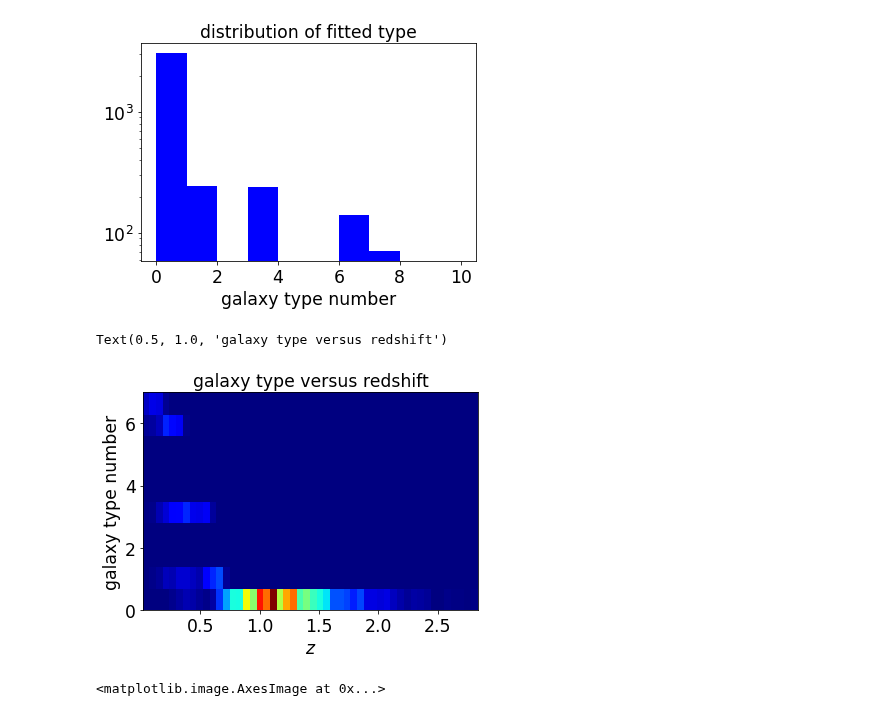
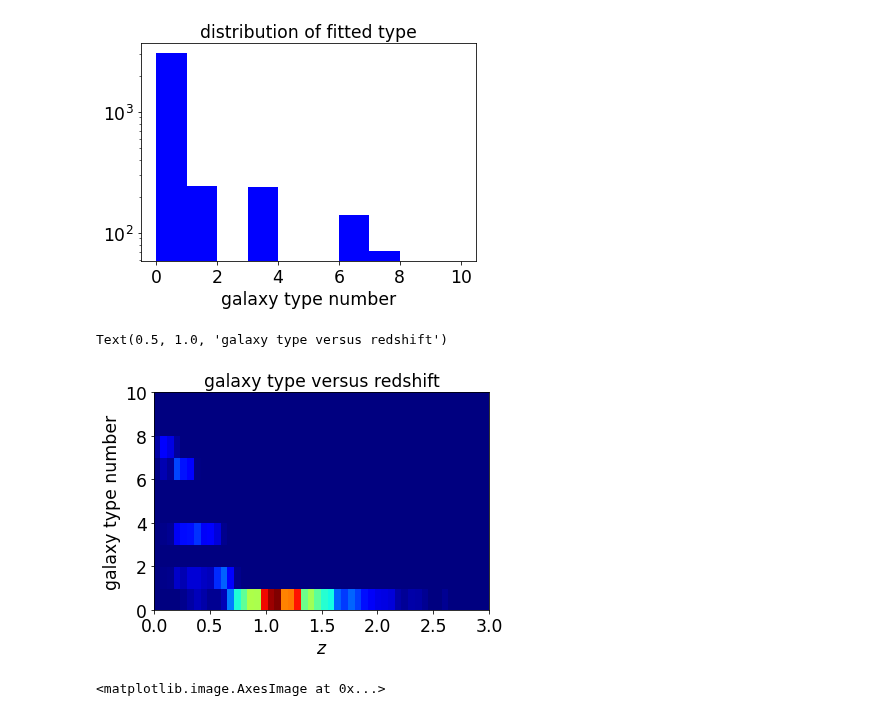
Before and after one commit to sylvielsstfr/MyDockerTools, a Jupyter notebook: UbuntuAnacondaDelightRail/notebooks/test_delight_learn/test_delightlearn.ipynb, the cells around one changed output. Saved outputs shown, nothing was run; the diff lists cells and outputs as text; code cells hidden in the pictures.

Commit message:
update notebook on learning

```diff
--- a/UbuntuAnacondaDelightRail/notebooks/test_delight_learn/test_delightlearn.ipynb
+++ b/UbuntuAnacondaDelightRail/notebooks/test_delight_learn/test_delightlearn.ipynb
@@ -44,23 +65,7 @@ else:
+# %%
+all_renormmodel=[]
+all_fluxes=[]
 # %%
-params = parseParamFile(configfilename, verbose=False)
-
-
-comm = MPI.COMM_WORLD
-threadNum = comm.Get_rank()
-numThreads = comm.Get_size()
-
-
-if threadNum == 0:
-    logger.info("--- DELIGHT-LEARN ---")
-
-
-# Read filter coefficients, compute normalization of filters
-bandCoefAmplitudes, bandCoefPositions, bandCoefWidths, norms = readBandCoefficients(params)
-numBands = bandCoefAmplitudes.shape[0]
-
-redshiftDistGrid, redshiftGrid, redshiftGridGP = createGrids(params)
-
-f_mod = readSEDs(params)
 
 numObjectsTraining = np.sum(1 for line in open(params['training_catFile']))
 
@@ -106,10 +111,20 @@ for z, normedRefFlux,\
 
     loc += 1
 
+
+    if loc<5:
+        print(loc," bands=",fluxes)
+        print(loc," fluxes=",fluxes)
+        print(loc," X=",X)
+        print(loc," Y=",Y)
+
+
     themod = np.zeros((1, f_mod.shape[0], bands.size))
     for it in range(f_mod.shape[0]):
         for ib, band in enumerate(bands):
             themod[0, it, ib] = f_mod[it, band](z)
+
+
 
     # probably calibrate the luminosity parameter l compared to the model
     chi2_grid, ellMLs = scalefree_flux_likelihood(fluxes,fluxesVar,themod,returnChi2=True)
@@ -120,6 +135,12 @@ for z, normedRefFlux,\
     ell = ellMLs[0, bestType]
     X[:, 2] = ell
 
+    if loc<5:
+        print(loc," themod*ell=",themod[0,bestType,:]*ell)
+
+    all_renormmodel.append(themod[0,bestType,:]*ell)
+    all_fluxes.append(fluxes)
+
     gp.setData(X, Y, Yvar, bestType)
     lB = bands.size
     localData[loc, 0] = lB
@@ -162,13 +217,13 @@ plt.title("distribution of fitted type")
 Text(0.5, 1.0, 'distribution of fitted type')
 [figure]
 # %%
-plt.hist2d(localData[:, 1],all_bestType,(50,10),cmap="jet");
+plt.hist2d(localData[:, 1],all_bestType,(50,10),range=((0,3),(0,10)),cmap="jet");
 plt.xlabel('$z$')
 plt.ylabel('galaxy type number')
 plt.title("galaxy type versus redshift")
 # %% [output]
 Text(0.5, 1.0, 'galaxy type versus redshift')
-[figure, old version]
+[figure, new version]
 # %%
 plt.imshow(chi2_grid,cmap="jet")
 # %% [output]
```
Also changed, not shown: parts of 11 cells of this notebook.
